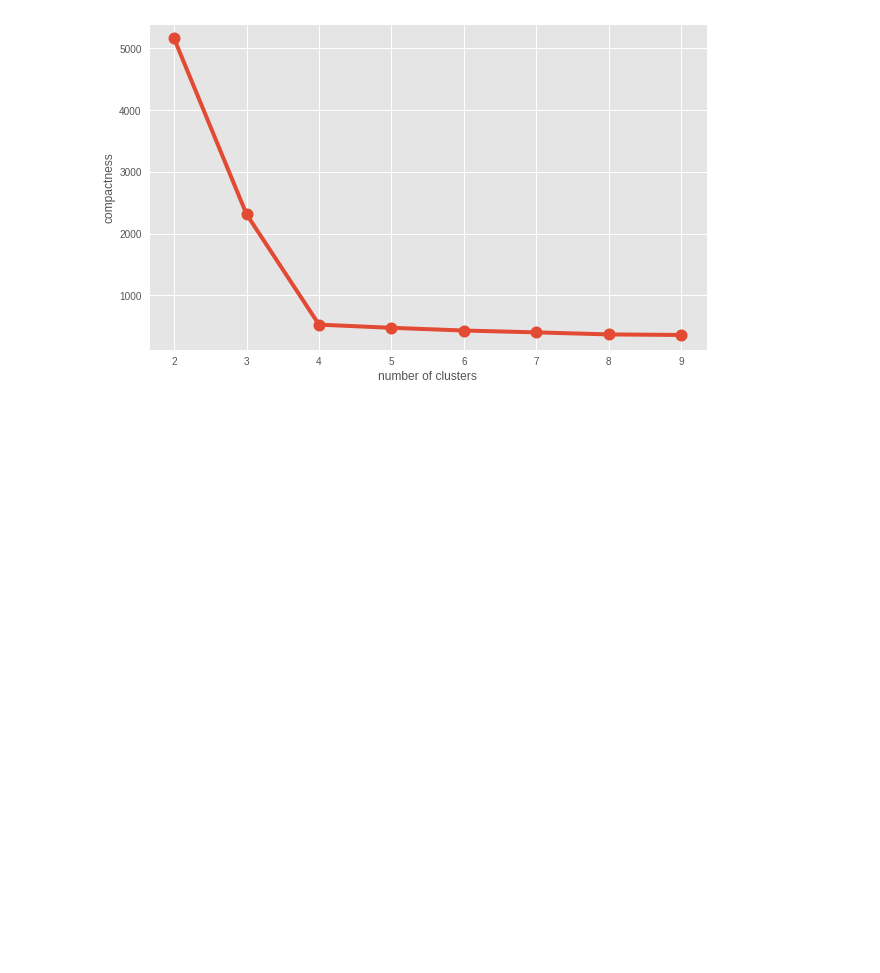
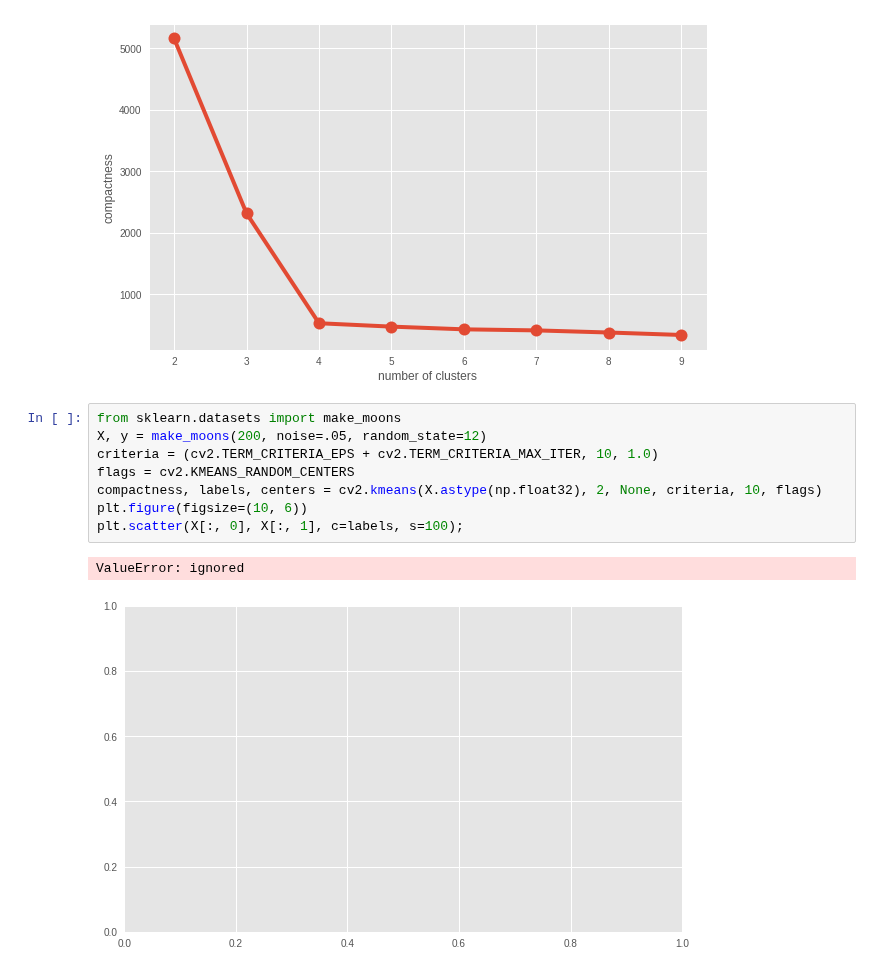
Before and after one commit to kintarou/django-starter, a Jupyter notebook: k_means_clustering.ipynb, the cells around one changed output. Drawn from its saved outputs; the diff is of its cells as text; blank space fills up the shorter version.

```diff
--- a/k_means_clustering.ipynb
+++ b/k_means_clustering.ipynb
@@ -49,3 +49,14 @@ plt.ylabel('compactness')
 # %% [output]
 Text(0,0.5,'compactness')
 [figure]
+# %%
+from sklearn.datasets import make_moons
+X, y = make_moons(200, noise=.05, random_state=12)
+criteria = (cv2.TERM_CRITERIA_EPS + cv2.TERM_CRITERIA_MAX_ITER, 10, 1.0)
+flags = cv2.KMEANS_RANDOM_CENTERS
+compactness, labels, centers = cv2.kmeans(X.astype(np.float32), 2, None, criteria, 10, flags)
+plt.figure(figsize=(10, 6))
+plt.scatter(X[:, 0], X[:, 1], c=labels, s=100);
+# %% [output]
+ValueError: ignored
+[figure, added]
```
Also changed, not shown: parts of 5 cells of this notebook.
